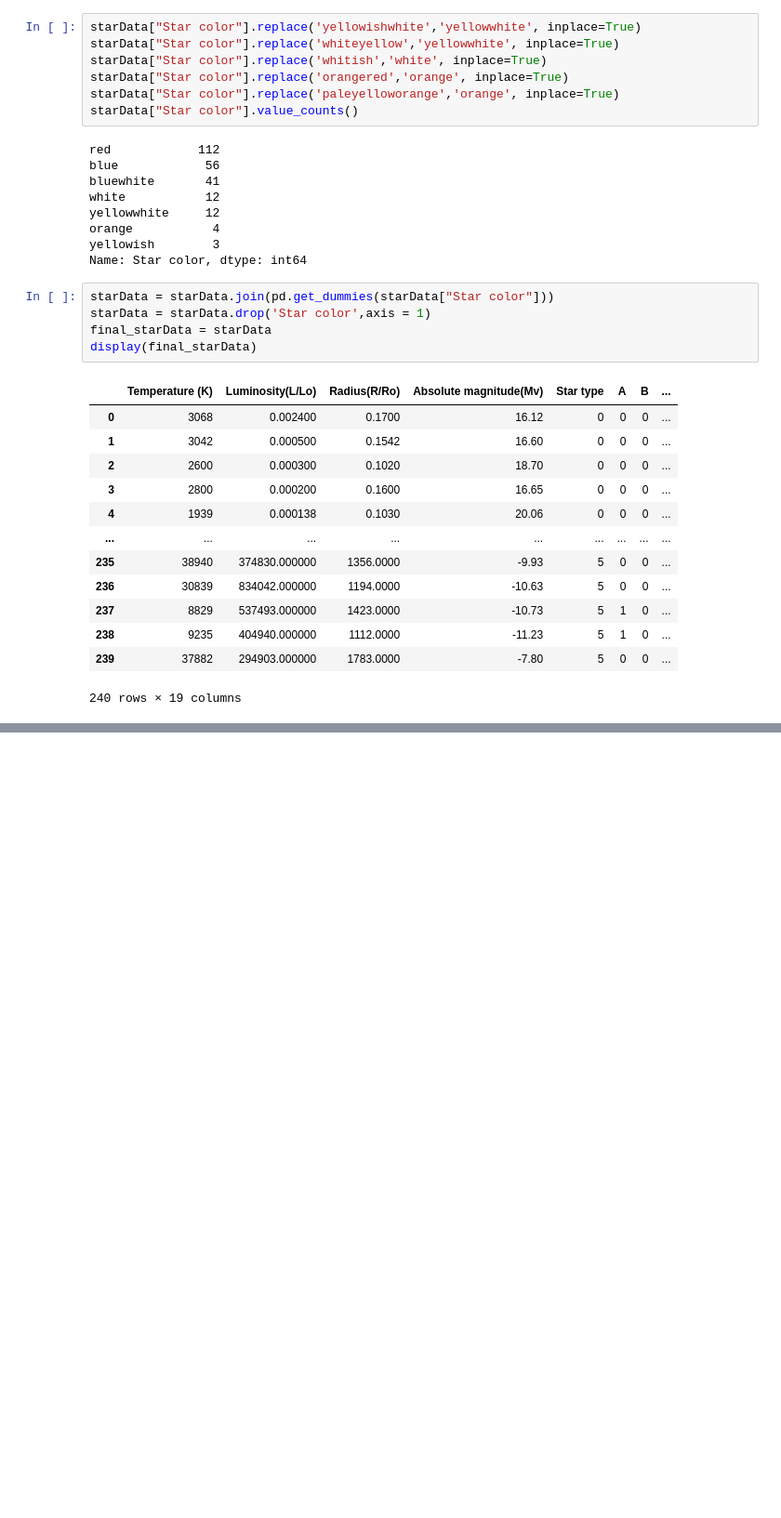
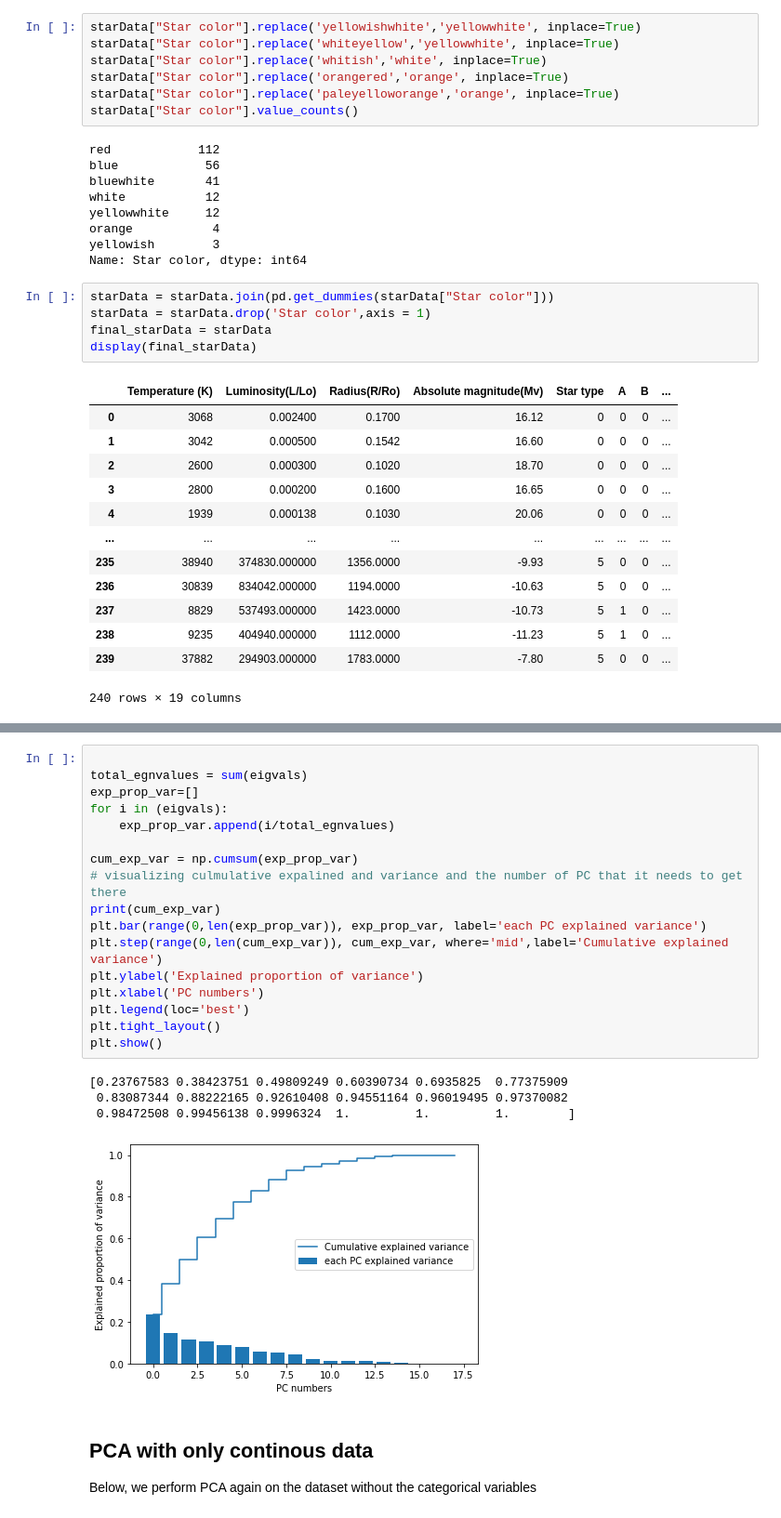
Before and after one commit to joshua-j-hong/COGS118B_Project, a Jupyter notebook: project_code.ipynb, the cells around one changed output, grey strips where cells are left out. Shown: that part at 93% size. Cells and saved outputs as stored; diff of their text form; blank space fills up the shorter version.

```diff
--- a/project_code.ipynb
+++ b/project_code.ipynb
@@ -285,0 +252,26 @@ z_hat.shape
+# %%
+
+total_egnvalues = sum(eigvals)
+exp_prop_var=[]
+for i in (eigvals):
+    exp_prop_var.append(i/total_egnvalues)
+
+cum_exp_var = np.cumsum(exp_prop_var)
+# visualizing culmulative expalined and variance and the number of PC that it needs to get there
+print(cum_exp_var)
+plt.bar(range(0,len(exp_prop_var)), exp_prop_var, label='each PC explained variance')
+plt.step(range(0,len(cum_exp_var)), cum_exp_var, where='mid',label='Cumulative explained variance')
+plt.ylabel('Explained proportion of variance')
+plt.xlabel('PC numbers')
+plt.legend(loc='best')
+plt.tight_layout()
+plt.show()
+# %% [output]
+[0.23767583 0.38423751 0.49809249 0.60390734 0.6935825  0.77375909
+ 0.83087344 0.88222165 0.92610408 0.94551164 0.96019495 0.97370082
+ 0.98472508 0.99456138 0.9996324  1.         1.         1.        ]
+[figure, added]
+# %% [markdown]
+## PCA with only continous data
+
+Below, we perform PCA again on the dataset without the categorical variables
```
Also changed, not shown: parts of 61 cells of this notebook.
